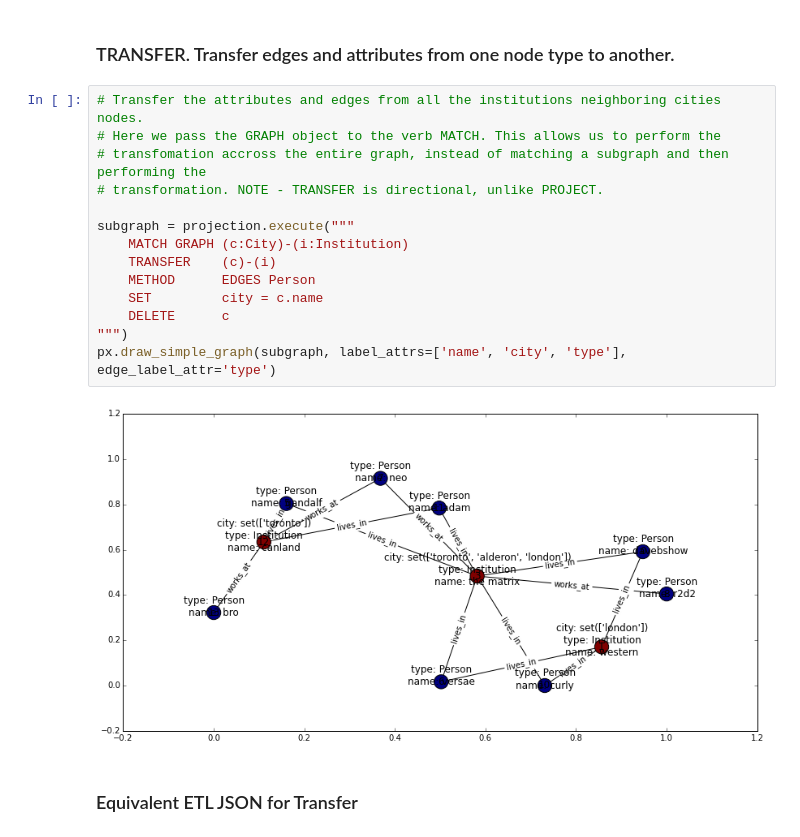
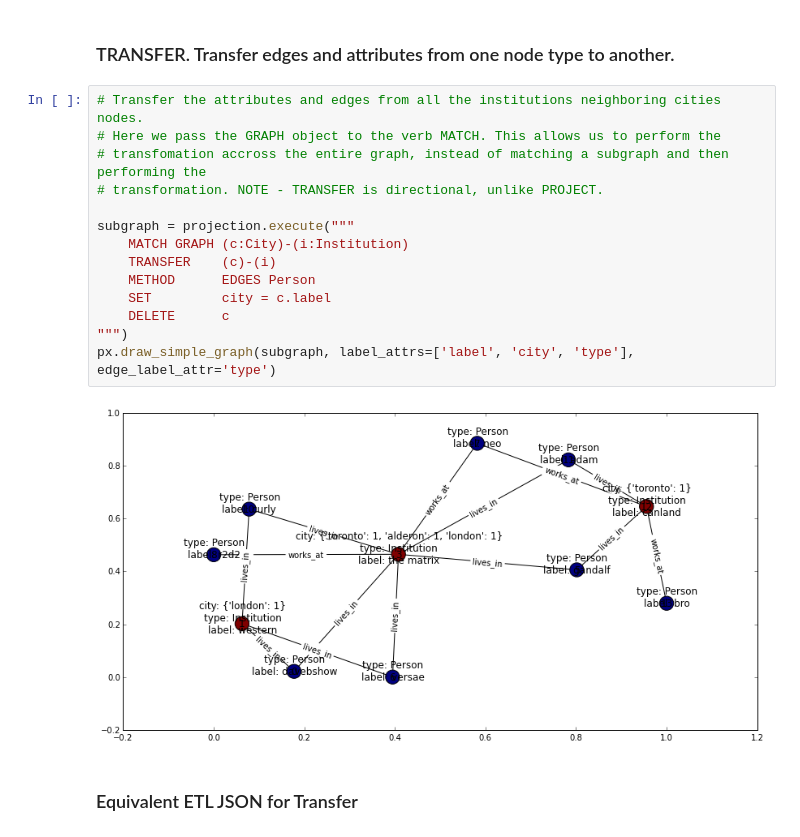
Before and after one commit to davebshow/projx, a Jupyter notebook: projx_demo.ipynb, the cells around one changed output. Drawn from its saved outputs; the diff is of its cells as text.

```diff
--- a/projx_demo.ipynb
+++ b/projx_demo.ipynb
@@ -187,19 +187,19 @@ print(json.dumps(px.parse_query(("""
 # %%
 # Transfer the attributes and edges from all the institutions neighboring cities nodes.
 # Here we pass the GRAPH object to the verb MATCH. This allows us to perform the
 # transfomation accross the entire graph, instead of matching a subgraph and then performing the
 # transformation. NOTE - TRANSFER is directional, unlike PROJECT.
 
 subgraph = projection.execute("""
     MATCH GRAPH (c:City)-(i:Institution)
     TRANSFER    (c)-(i)
     METHOD      EDGES Person
-    SET         city = c.name
+    SET         city = c.label
     DELETE      c
 """)
-px.draw_simple_graph(subgraph, label_attrs=['name', 'city', 'type'], edge_label_attr='type')
+px.draw_simple_graph(subgraph, label_attrs=['label', 'city', 'type'], edge_label_attr='type')
 # %% [output]
-[figure, old version]
+[figure, new version]
 # %% [markdown]
 ### Equivalent ETL JSON for Transfer
 # %%
```
Also changed, not shown: parts of 17 cells of this notebook, 4 other files.
